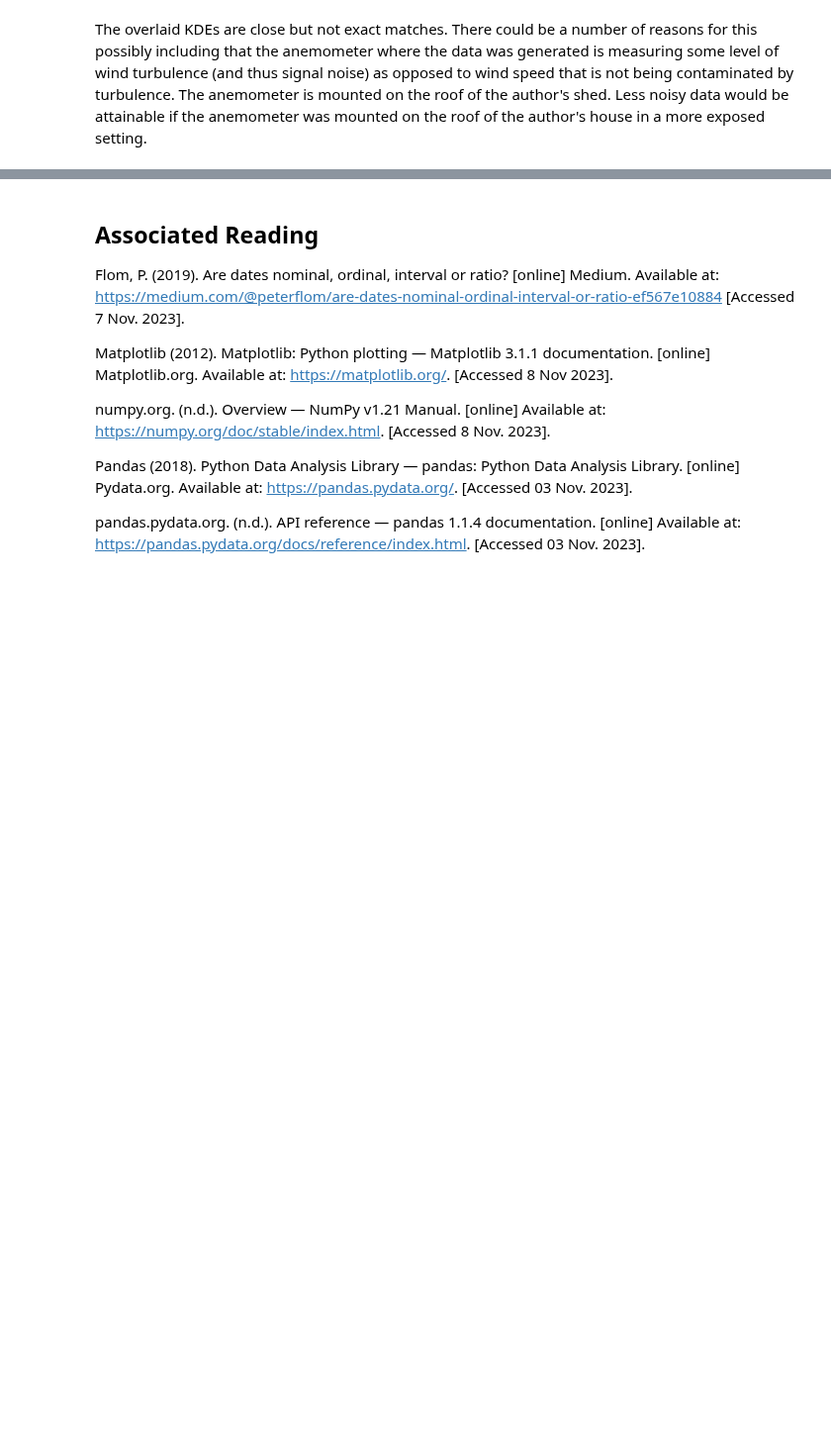
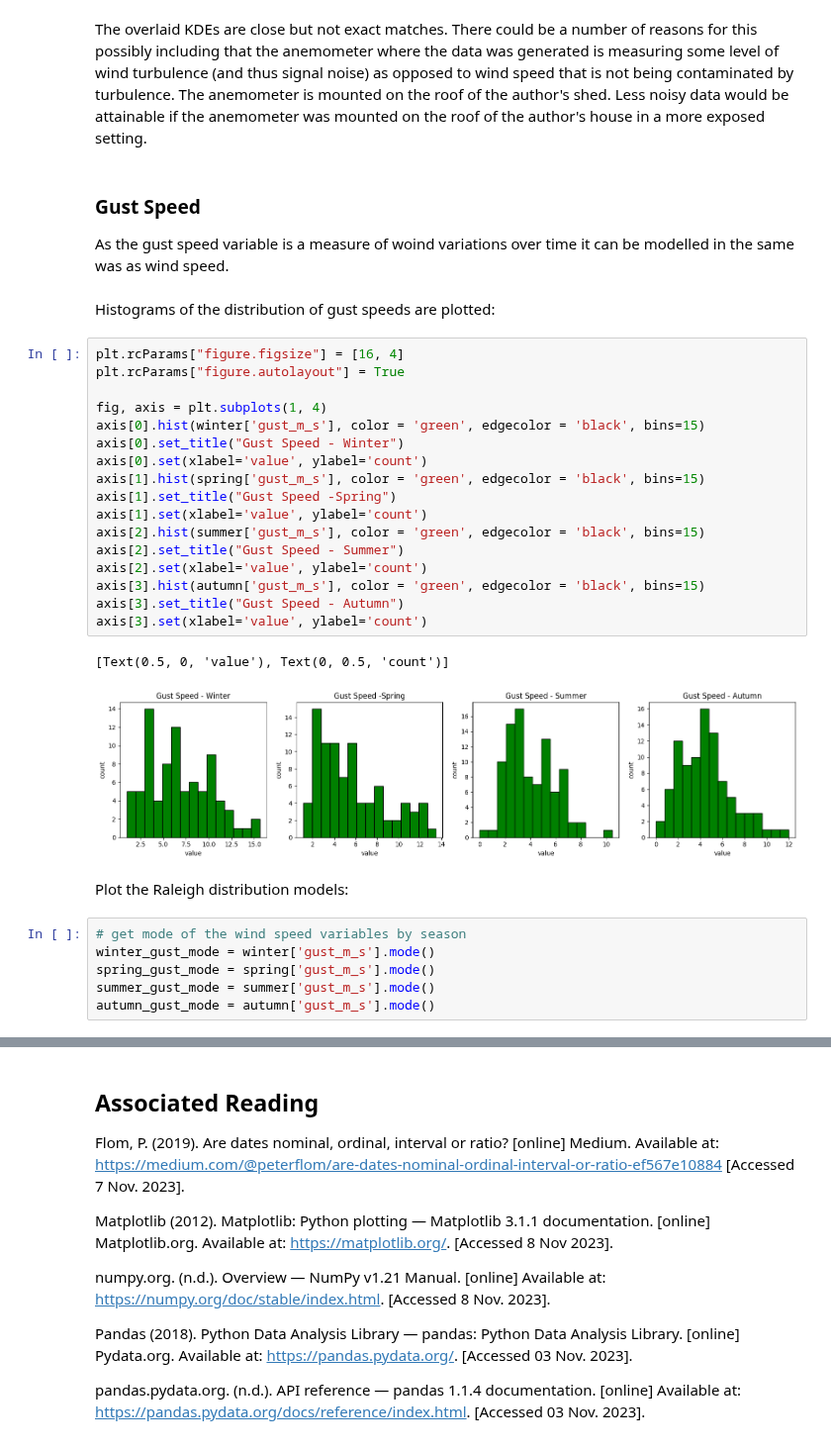
Before and after one commit to humphs078/ProgrammingforDataAnalysisAssignment_1, a Jupyter notebook: submission_notebook.ipynb, the cells around one changed output, grey strips where cells are left out. Shown at 99% size. Cells and saved outputs as stored; diff of their text form; blank space fills up the shorter version.

Commit message:
finish gust distribution and start humidity distribution

```diff
--- a/submission_notebook.ipynb
+++ b/submission_notebook.ipynb
@@ -433,3 +435,37 @@ plt.show()
 [figure]
 # %% [markdown]
 The overlaid KDEs are close but not exact matches. There could be a number of reasons for this possibly including that the anemometer where the data was generated is measuring some level of wind turbulence (and thus signal noise) as opposed to wind speed that is not being contaminated by turbulence. The anemometer is mounted on the roof of the author's shed. Less noisy data would be attainable if the anemometer was mounted on the roof of the author's house in a more exposed setting.
+# %% [markdown]
+### Gust Speed <a id="gust-speed"></a>
+
+As the gust speed variable is a measure of woind variations over time it can be modelled in the same was as wind speed.
+# %% [markdown]
+Histograms of the distribution of gust speeds are plotted:
+# %%
+plt.rcParams["figure.figsize"] = [16, 4]
+plt.rcParams["figure.autolayout"] = True
+
+fig, axis = plt.subplots(1, 4)
+axis[0].hist(winter['gust_m_s'], color = 'green', edgecolor = 'black', bins=15)
+axis[0].set_title("Gust Speed - Winter")
+axis[0].set(xlabel='value', ylabel='count')
+axis[1].hist(spring['gust_m_s'], color = 'green', edgecolor = 'black', bins=15)
+axis[1].set_title("Gust Speed -Spring")
+axis[1].set(xlabel='value', ylabel='count')
+axis[2].hist(summer['gust_m_s'], color = 'green', edgecolor = 'black', bins=15)
+axis[2].set_title("Gust Speed - Summer")
+axis[2].set(xlabel='value', ylabel='count')
+axis[3].hist(autumn['gust_m_s'], color = 'green', edgecolor = 'black', bins=15)
+axis[3].set_title("Gust Speed - Autumn")
+axis[3].set(xlabel='value', ylabel='count')
+# %% [output]
+[Text(0.5, 0, 'value'), Text(0, 0.5, 'count')]
+[figure, added]
+# %% [markdown]
+Plot the Raleigh distribution models:
+# %%
+# get mode of the wind speed variables by season
+winter_gust_mode = winter['gust_m_s'].mode()
+spring_gust_mode = spring['gust_m_s'].mode()
+summer_gust_mode = summer['gust_m_s'].mode()
+autumn_gust_mode = autumn['gust_m_s'].mode()
```
Also changed, not shown: parts of 17 cells of this notebook, 1 other file.
